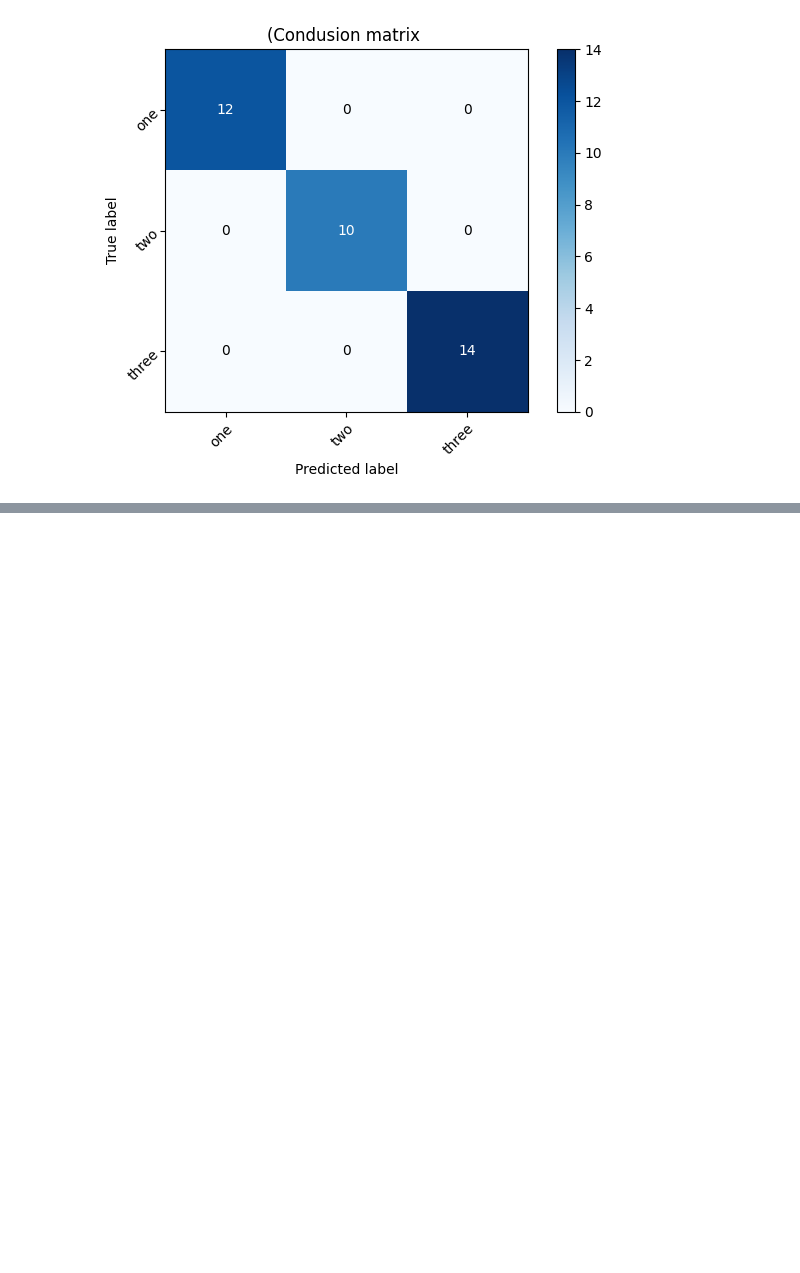
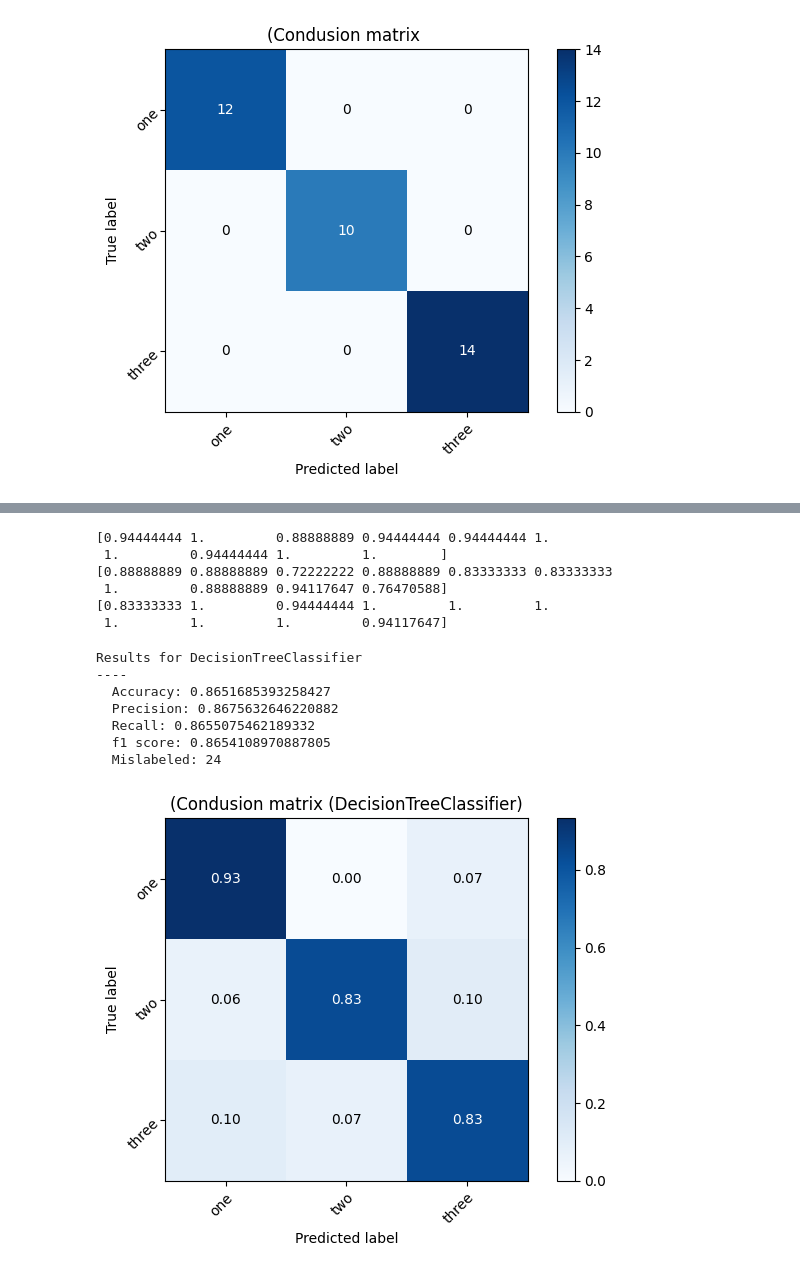
Before and after one commit to RastaAmanek/github, a Jupyter notebook: 9_1_zespoly_klasyfikatorow.ipynb, the cells around one changed output, grey strips where cells are left out. Saved outputs shown, nothing was run; the diff lists cells and outputs as text; code cells hidden in the pictures; blank space fills up the shorter version.

```diff
--- a/9_1_zespoly_klasyfikatorow.ipynb
+++ b/9_1_zespoly_klasyfikatorow.ipynb
@@ -179,0 +204,26 @@ Results for Bagging Ensamble
+# %%
+def cross_validate1(classifier, kfold, X, y, classes, params=None, talk=True):
+    if params is None:
+        params = {}
+    if classifier.__class__.__name__ == 'ABCMeta':
+        clf = classifier(**params)
+    else:
+        clf = classifier
+    predicted = []
+    target = []
+
+    for train_index, test_index in kfold.split(X, y):
+        X_train, X_test = X.iloc[train_index], X.iloc[test_index]
+        y_train, y_test = y.iloc[train_index], y.iloc[test_index]
+        clf.fit(X=X_train, y=y_train)
+        predicted = np.concatenate((predicted, clf.predict(X_test)))
+        target = np.concatenate((target, y_test))
+
+    metrics = calculate_metrics(target, predicted)
+    cm = confusion_matrix(target, predicted)
+    if talk:
+        print_results(metrics, clf.__class__.__name__)
+        plot_confusion_matrix(normalize_confusion_matrix(cm), classes, title_appendix=clf.__class__.__name__)
+        plt.show()
+    else:
+        return metrics, cm
@@ -179,0 +234,22 @@ Results for Bagging Ensamble
+# %%
+print(cv_results['test_score'])
+print(cv_results_tree['test_score'])
+print(cv_results_svm_bclf['test_score'])
+# %% [output]
+[0.94444444 1.         0.88888889 0.94444444 0.94444444 1.
+ 1.         0.94444444 1.         1.        ]
+[0.88888889 0.88888889 0.72222222 0.88888889 0.83333333 0.83333333
+ 1.         0.88888889 0.94117647 0.76470588]
+[0.83333333 1.         0.94444444 1.         1.         1.
+ 1.         1.         1.         0.94117647]
+# %%
+cross_validate1(DecisionTreeClassifier, StratifiedKFold(10), X, y, classes)
+# %% [output]
+Results for DecisionTreeClassifier
+----
+  Accuracy: 0.8651685393258427
+  Precision: 0.8675632646220882
+  Recall: 0.8655075462189332
+  f1 score: 0.8654108970887805
+  Mislabeled: 24
+[figure, added]
```
Also changed, not shown: parts of 33 cells of this notebook.
